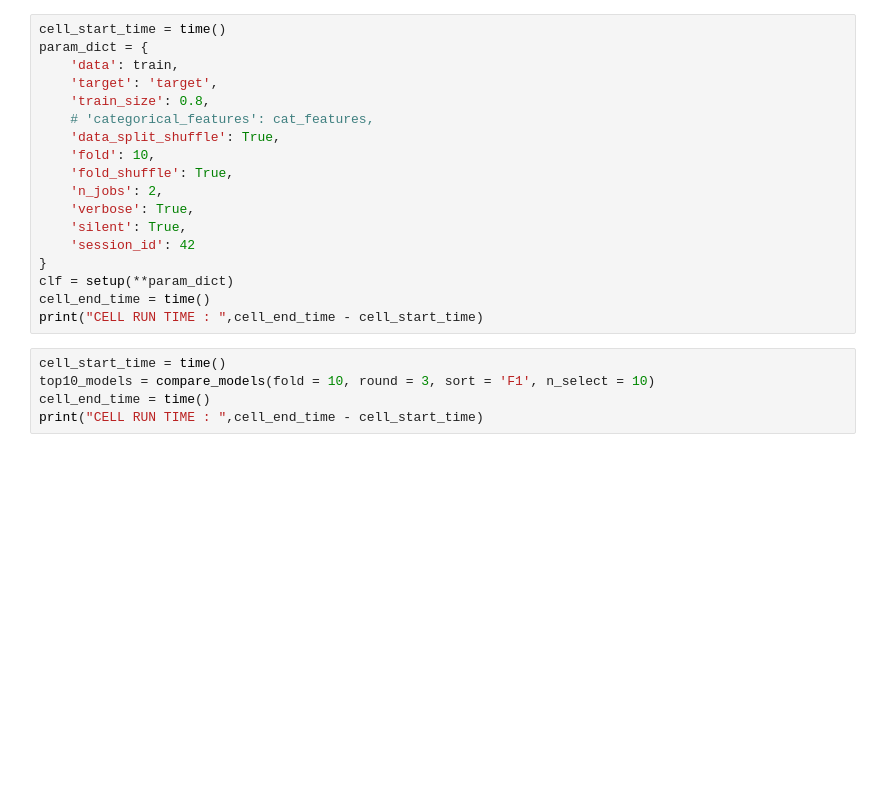
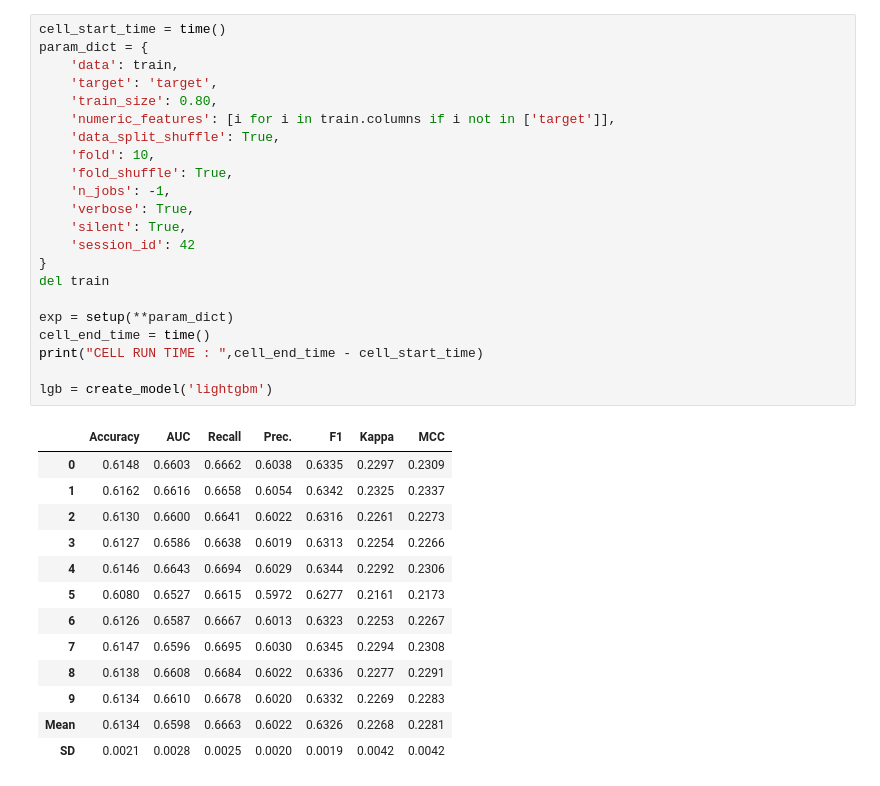
Before and after one commit to LoveDH/dacon-projects, a Jupyter notebook: 잡케어_추천_알고리즘/using pycaret.ipynb, the cells around one changed output. Cells and saved outputs as stored; diff of their text form; blank space fills up the shorter version.

```diff
--- a/잡케어_추천_알고리즘/using pycaret.ipynb
+++ b/잡케어_추천_알고리즘/using pycaret.ipynb
@@ -87,23 +89,36 @@ del d_code, h_code, l_code
 # %%
 cell_start_time = time()
 param_dict = {
     'data': train,
     'target': 'target',
-    'train_size': 0.8,
-    # 'categorical_features': cat_features,
+    'train_size': 0.80,
+    'numeric_features': [i for i in train.columns if i not in ['target']],
     'data_split_shuffle': True,
     'fold': 10,
     'fold_shuffle': True,
-    'n_jobs': 2,
+    'n_jobs': -1,
     'verbose': True,
     'silent': True,
     'session_id': 42
 }
-clf = setup(**param_dict)
+del train
+
+exp = setup(**param_dict)
 cell_end_time = time()
 print("CELL RUN TIME : ",cell_end_time - cell_start_time)
+
+lgb = create_model('lightgbm')
+# %% [output]
+|  | Accuracy | AUC | Recall | Prec. | F1 | Kappa | MCC |
+| 0 | 0.6148 | 0.6603 | 0.6662 | 0.6038 | 0.6335 | 0.2297 | 0.2309 |
+| 1 | 0.6162 | 0.6616 | 0.6658 | 0.6054 | 0.6342 | 0.2325 | 0.2337 |
+| 2 | 0.6130 | 0.6600 | 0.6641 | 0.6022 | 0.6316 | 0.2261 | 0.2273 |
+| 3 | 0.6127 | 0.6586 | 0.6638 | 0.6019 | 0.6313 | 0.2254 | 0.2266 |
+| 4 | 0.6146 | 0.6643 | 0.6694 | 0.6029 | 0.6344 | 0.2292 | 0.2306 |
+| 5 | 0.6080 | 0.6527 | 0.6615 | 0.5972 | 0.6277 | 0.2161 | 0.2173 |
+| 6 | 0.6126 | 0.6587 | 0.6667 | 0.6013 | 0.6323 | 0.2253 | 0.2267 |
+| 7 | 0.6147 | 0.6596 | 0.6695 | 0.6030 | 0.6345 | 0.2294 | 0.2308 |
+| 8 | 0.6138 | 0.6608 | 0.6684 | 0.6022 | 0.6336 | 0.2277 | 0.2291 |
+| 9 | 0.6134 | 0.6610 | 0.6678 | 0.6020 | 0.6332 | 0.2269 | 0.2283 |
+| Mean | 0.6134 | 0.6598 | 0.6663 | 0.6022 | 0.6326 | 0.2268 | 0.2281 |
+| SD | 0.0021 | 0.0028 | 0.0025 | 0.0020 | 0.0019 | 0.0042 | 0.0042 |
-# %%
-cell_start_time = time()
-top10_models = compare_models(fold = 10, round = 3, sort = 'F1', n_select = 10)
-cell_end_time = time()
-print("CELL RUN TIME : ",cell_end_time - cell_start_time)
```
Also changed, not shown: parts of 8 cells of this notebook, 2 other files.
